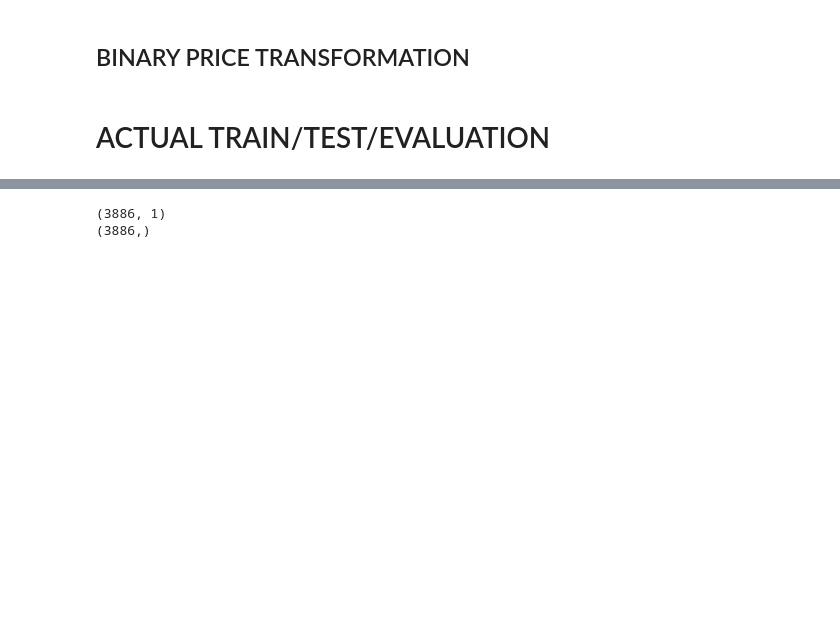
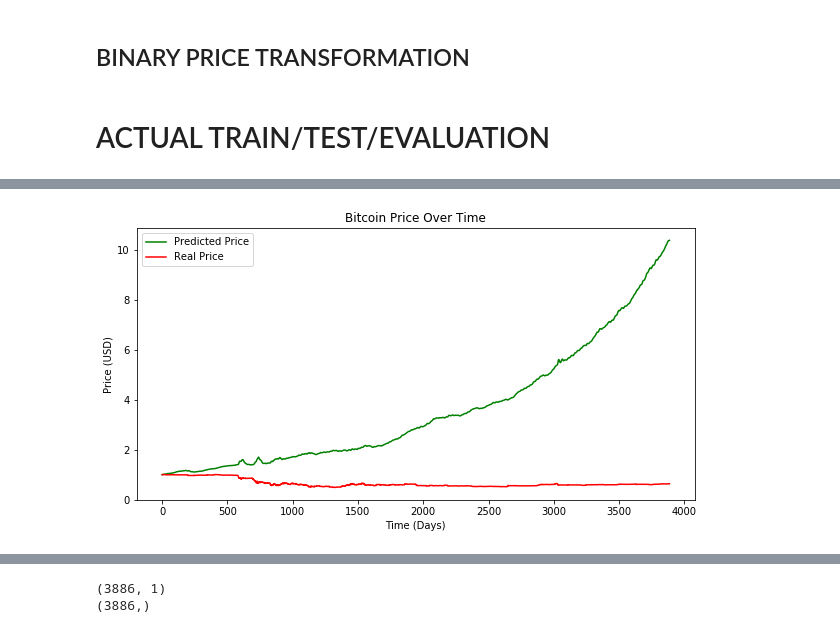
Before and after one commit to ycxmichael/CMPT733_CryptoCurrency_Project, a Jupyter notebook: model_test.ipynb, the cells around one changed output, grey strips where cells are left out. Drawn from its saved outputs; the diff is of its cells as text; code cells hidden in the pictures; blank space fills up the shorter version.

```diff
--- a/model_test.ipynb
+++ b/model_test.ipynb
@@ -320,14 +382,22 @@ def test_model(model, X_test, Y_test):
     #Test the model on X_Test
     y_predict = model.predict(X_test)
 
-    # put 1 as the first element of the array as baseline
-    y_predict_trace = np.insert(y_predict,0,1)
-    Y_test_trace = np.insert(Y_test,0,1)
+    # inverse scaler
+    y_predict_inverse = y_predict * max_abs_scaler.scale_[1]
+    Y_test_inverse = Y_test * max_abs_scaler.scale_[1]
+
+    # put 0 as the first element of the array as baseline
+    y_predict_trace = np.insert(y_predict_inverse,0,0)
+    Y_test_trace = np.insert(Y_test_inverse,0,0)
 
     # get trace
     # since we are using log return, we use cumsum to recover the trace
     y_predict_trace = y_predict_trace.cumsum()
     Y_test_trace = Y_test_trace.cumsum()
+
+    # transform from log return to simple return
+    y_predict_trace = np.exp(y_predict_trace)
+    Y_test_trace = np.exp(Y_test_trace)
 
     #Plot of the predicted prices versus the real prices
     fig = plt.figure(figsize=(10,5))
@@ -518,0 +586,5 @@ Using TensorFlow backend.
+# %%
+# predict all
+y_predict, fig = test_model(model,X_test,Y_test)
+# %% [output]
+[figure, added]
```
Also changed, not shown: parts of 19 cells of this notebook, 1 other file.
